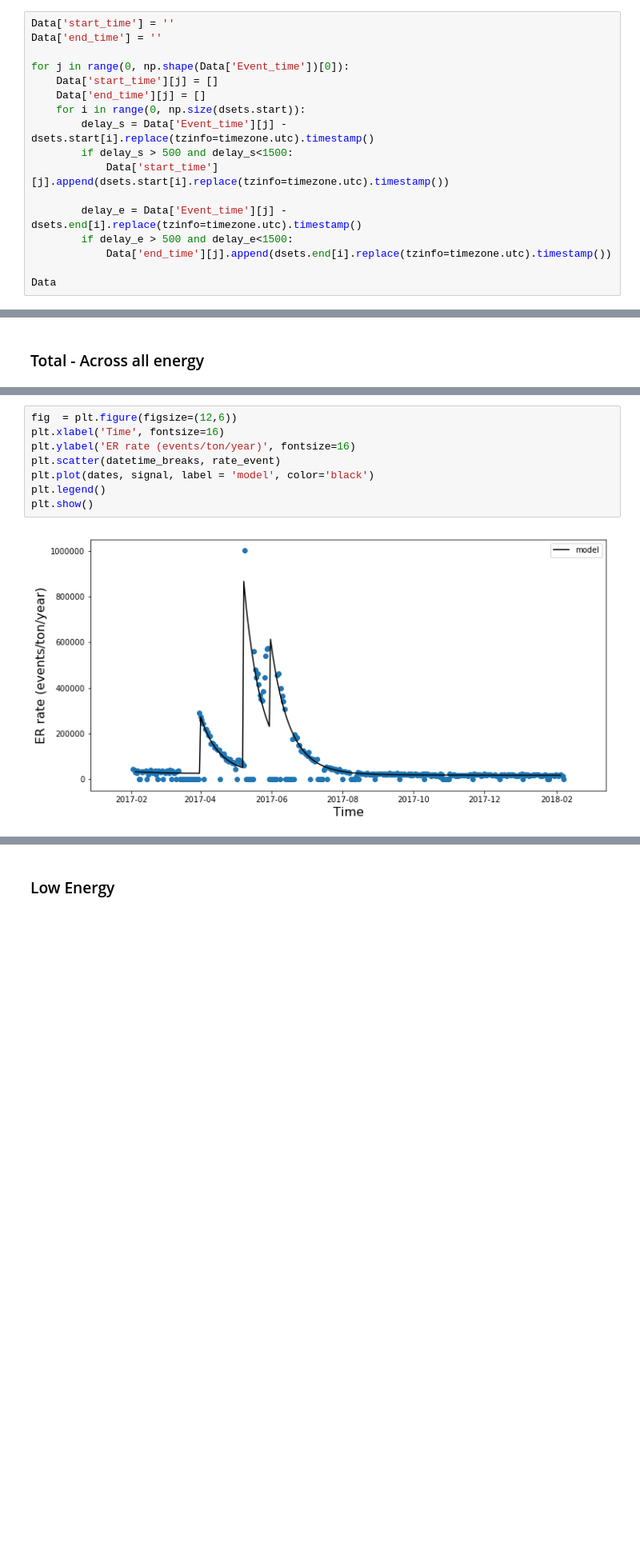
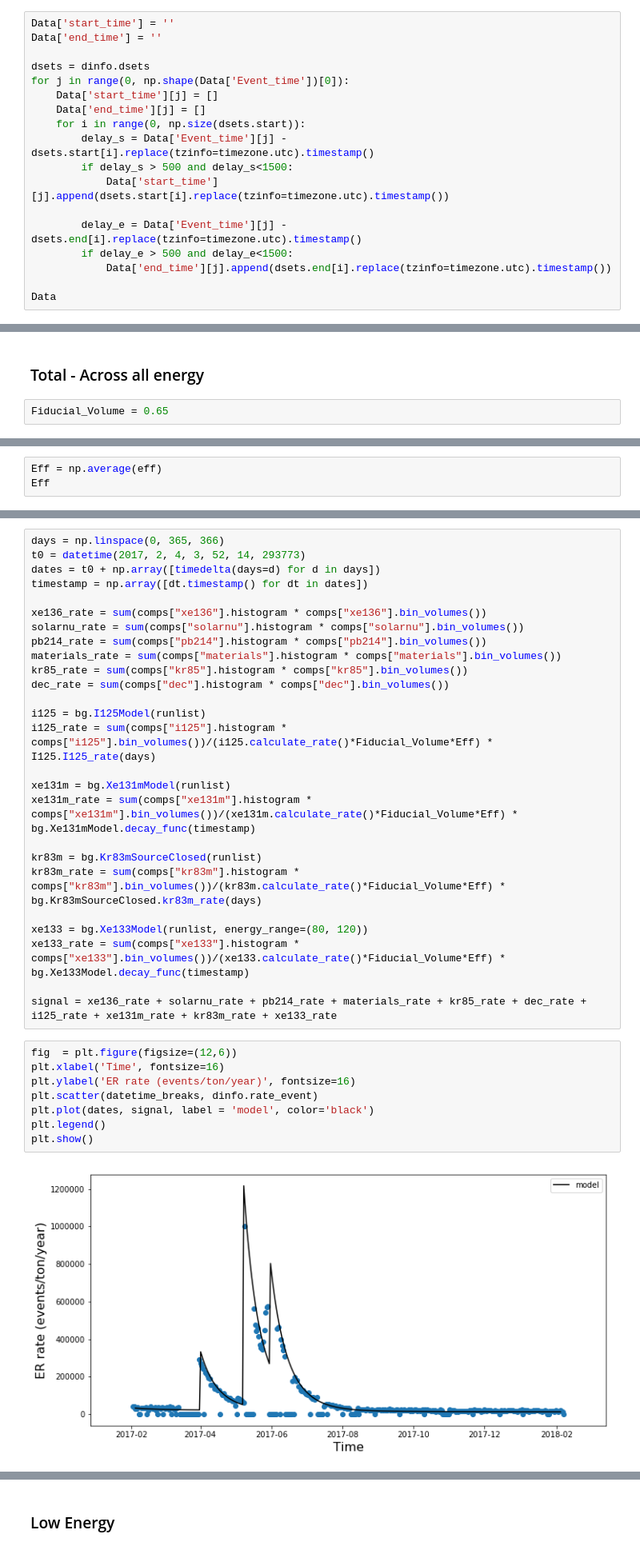
Before and after one commit to XENON1T/Gravitational-Waves, a Jupyter notebook: XENON1T_GW_ER.ipynb, the cells around one changed output, grey strips where cells are left out. Shown at 80% size. Cells and saved outputs as stored; diff of their text form; blank space fills up the shorter version.

```diff
--- a/XENON1T_GW_ER.ipynb
+++ b/XENON1T_GW_ER.ipynb
@@ -192,6 +193,7 @@ Data
 Data['start_time'] = ''
 Data['end_time'] = ''
 
+dsets = dinfo.dsets
 for j in range(0, np.shape(Data['Event_time'])[0]):
     Data['start_time'][j] = []
     Data['end_time'][j] = []
@@ -263,3 +265,5 @@ Data['livetime']
 Name: livetime, dtype: int64
 # %% [markdown]
 ### Total - Across all energy
+# %%
+Fiducial_Volume = 0.65
@@ -306,0 +336,3 @@ signal = (bg.Kr83mSourceClosed.kr83m_rate(days) + Xe136.calculate_rate() + bg.Xe
+# %%
+Eff = np.average(eff)
+Eff
@@ -307,13 +341,39 @@ signal = (bg.Kr83mSourceClosed.kr83m_rate(days) + Xe136.calculate_rate() + bg.Xe
+# %%
+days = np.linspace(0, 365, 366)
+t0 = datetime(2017, 2, 4, 3, 52, 14, 293773)
+dates = t0 + np.array([timedelta(days=d) for d in days])
+timestamp = np.array([dt.timestamp() for dt in dates])
+
+xe136_rate = sum(comps["xe136"].histogram * comps["xe136"].bin_volumes())
+solarnu_rate = sum(comps["solarnu"].histogram * comps["solarnu"].bin_volumes())
+pb214_rate = sum(comps["pb214"].histogram * comps["pb214"].bin_volumes())
+materials_rate = sum(comps["materials"].histogram * comps["materials"].bin_volumes())
+kr85_rate = sum(comps["kr85"].histogram * comps["kr85"].bin_volumes())
+dec_rate = sum(comps["dec"].histogram * comps["dec"].bin_volumes())
+
+i125 = bg.I125Model(runlist)
+i125_rate = sum(comps["i125"].histogram * comps["i125"].bin_volumes())/(i125.calculate_rate()*Fiducial_Volume*Eff) * I125.I125_rate(days)
+
+xe131m = bg.Xe131mModel(runlist)
+xe131m_rate = sum(comps["xe131m"].histogram * comps["xe131m"].bin_volumes())/(xe131m.calculate_rate()*Fiducial_Volume*Eff) * bg.Xe131mModel.decay_func(timestamp)
+
+kr83m = bg.Kr83mSourceClosed(runlist)
+kr83m_rate = sum(comps["kr83m"].histogram * comps["kr83m"].bin_volumes())/(kr83m.calculate_rate()*Fiducial_Volume*Eff) * bg.Kr83mSourceClosed.kr83m_rate(days)
+
+xe133 = bg.Xe133Model(runlist, energy_range=(80, 120))
+xe133_rate = sum(comps["xe133"].histogram * comps["xe133"].bin_volumes())/(xe133.calculate_rate()*Fiducial_Volume*Eff) * bg.Xe133Model.decay_func(timestamp)
+
+signal = xe136_rate + solarnu_rate + pb214_rate + materials_rate + kr85_rate + dec_rate + i125_rate + xe131m_rate + kr83m_rate + xe133_rate
 # %%
 fig  = plt.figure(figsize=(12,6))
 plt.xlabel('Time', fontsize=16)
 plt.ylabel('ER rate (events/ton/year)', fontsize=16)
-plt.scatter(datetime_breaks, rate_event)
+plt.scatter(datetime_breaks, dinfo.rate_event)
 plt.plot(dates, signal, label = 'model', color='black')
 plt.legend()
 plt.show()
 # %% [output]
-[figure, old version]
+[figure, new version]
 # %%
 #Expectation value for sideband time region
 
```
Also changed, not shown: parts of 58 cells of this notebook.
